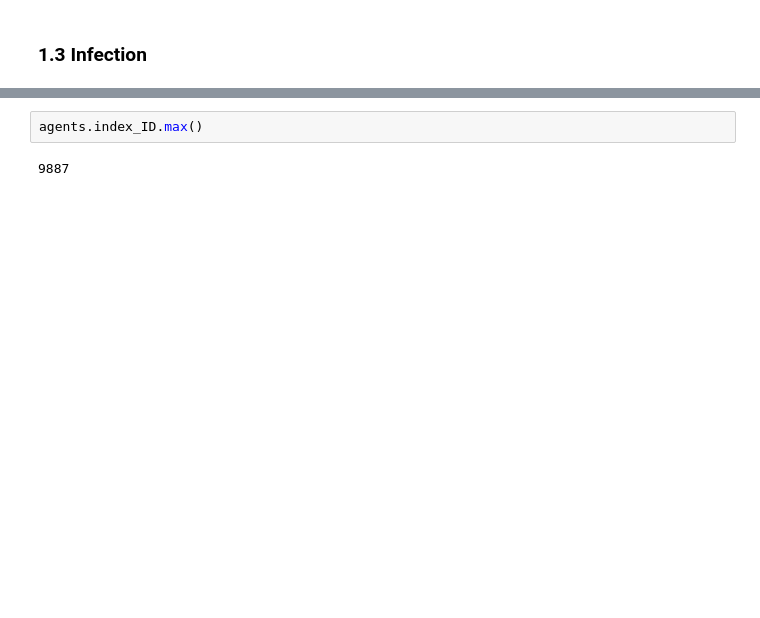
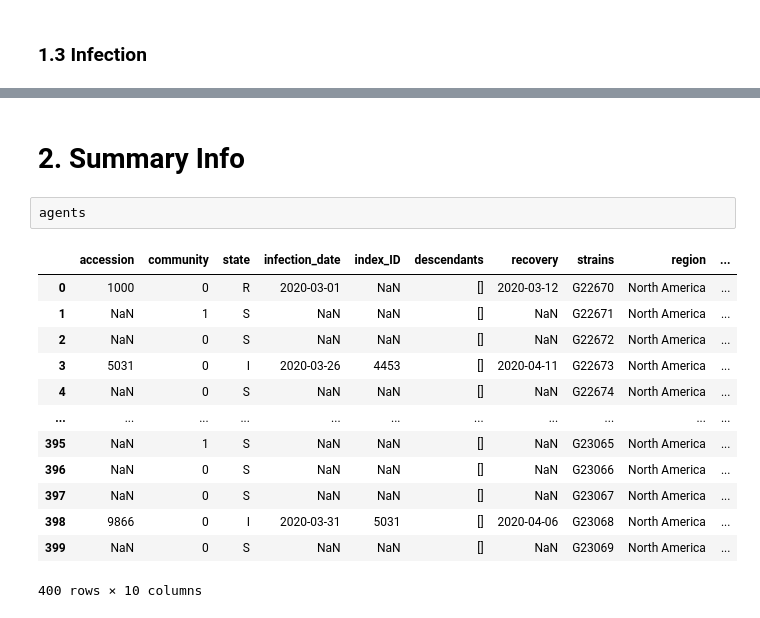
Before and after one commit to nahomiiiie/genomic_sampling, a Jupyter notebook: 01-creation.ipynb, the cells around one changed output, grey strips where cells are left out. Cells and saved outputs as stored; diff of their text form; blank space fills up the shorter version.

```diff
--- a/01-creation.ipynb
+++ b/01-creation.ipynb
@@ -235,7 +265,21 @@ Name: accession, dtype: int64
+# %% [markdown]
+# 2. Summary Info
 # %%
-agents.index_ID.max()
+agents
 # %% [output]
+|  | accession | community | state | infection_date | index_ID | descendants | recovery | strains | region | ... |
+| 0 | 1000 | 0 | R | 2020-03-01 | NaN | [] | 2020-03-12 | G22670 | North America | ... |
+| 1 | NaN | 1 | S | NaN | NaN | [] | NaN | G22671 | North America | ... |
+| 2 | NaN | 0 | S | NaN | NaN | [] | NaN | G22672 | North America | ... |
+| 3 | 5031 | 0 | I | 2020-03-26 | 4453 | [] | 2020-04-11 | G22673 | North America | ... |
+| 4 | NaN | 0 | S | NaN | NaN | [] | NaN | G22674 | North America | ... |
+| ... | ... | ... | ... | ... | ... | ... | ... | ... | ... | ... |
+| 395 | NaN | 1 | S | NaN | NaN | [] | NaN | G23065 | North America | ... |
+| 396 | NaN | 0 | S | NaN | NaN | [] | NaN | G23066 | North America | ... |
+| 397 | NaN | 0 | S | NaN | NaN | [] | NaN | G23067 | North America | ... |
+| 398 | 9866 | 0 | I | 2020-03-31 | 5031 | [] | 2020-04-06 | G23068 | North America | ... |
+| 399 | NaN | 0 | S | NaN | NaN | [] | NaN | G23069 | North America | ... |
-9887
+400 rows × 10 columns
 # %%
 agents.index_ID.plot.hist(bins=20, rwidth=0.9,
                    color='#607c8e')
```
Also changed, not shown: parts of 40 cells of this notebook, 4 other files.
